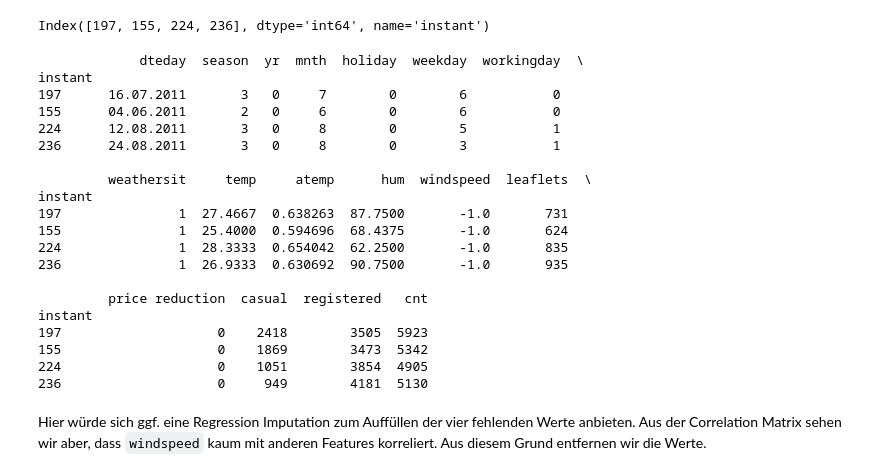
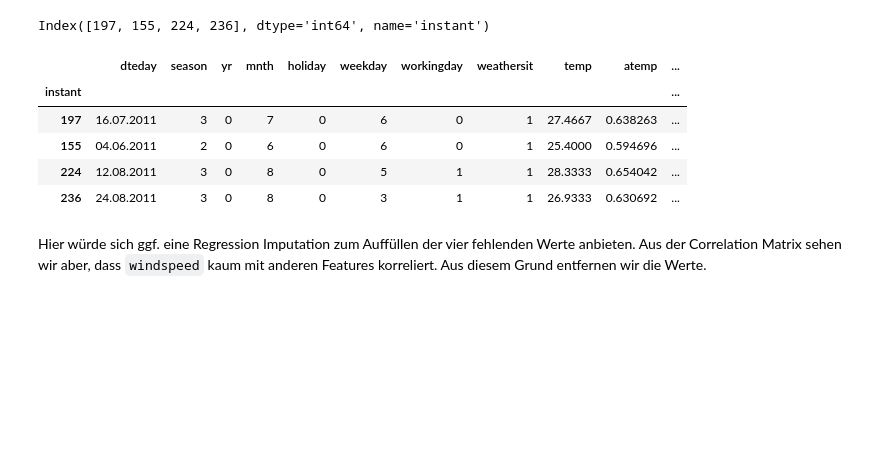
Before and after one commit to DavidRmn/introduction-data-science, a Jupyter notebook: project/task_2.ipynb, the cells around one changed output. Saved outputs shown, nothing was run; the diff lists cells and outputs as text; code cells hidden in the pictures; blank space fills up the shorter version.

```diff
--- a/project/task_2.ipynb
+++ b/project/task_2.ipynb
@@ -204,28 +204,14 @@ Index([197, 155, 224, 236], dtype='int64', name='instant')
 # %%
 negative_rows = data.loc[data['windspeed'] < 0]
 
-print(negative_rows)
+negative_rows
 # %% [output]
-             dteday  season  yr  mnth  holiday  weekday  workingday  \
-instant
-197      16.07.2011       3   0     7        0        6           0
-155      04.06.2011       2   0     6        0        6           0
-224      12.08.2011       3   0     8        0        5           1
-236      24.08.2011       3   0     8        0        3           1
-
-         weathersit     temp     atemp      hum  windspeed  leaflets  \
-instant
-197               1  27.4667  0.638263  87.7500       -1.0       731
-155               1  25.4000  0.594696  68.4375       -1.0       624
-224               1  28.3333  0.654042  62.2500       -1.0       835
-236               1  26.9333  0.630692  90.7500       -1.0       935
-
-         price reduction  casual  registered   cnt
-instant
-197                    0    2418        3505  5923
-155                    0    1869        3473  5342
-224                    0    1051        3854  4905
-236                    0     949        4181  5130
+|  | dteday | season | yr | mnth | holiday | weekday | workingday | weathersit | temp | atemp | ... |
+| instant |  |  |  |  |  |  |  |  |  |  | ... |
+| 197 | 16.07.2011 | 3 | 0 | 7 | 0 | 6 | 0 | 1 | 27.4667 | 0.638263 | ... |
+| 155 | 04.06.2011 | 2 | 0 | 6 | 0 | 6 | 0 | 1 | 25.4000 | 0.594696 | ... |
+| 224 | 12.08.2011 | 3 | 0 | 8 | 0 | 5 | 1 | 1 | 28.3333 | 0.654042 | ... |
+| 236 | 24.08.2011 | 3 | 0 | 8 | 0 | 3 | 1 | 1 | 26.9333 | 0.630692 | ... |
 # %% [markdown]
 Hier würde sich ggf. eine Regression Imputation zum Auffüllen der vier fehlenden Werte anbieten. Aus der Correlation Matrix sehen wir aber, dass `windspeed` kaum mit anderen Features korreliert. Aus diesem Grund entfernen wir die Werte.
 # %% [markdown]
```
Also changed, not shown: parts of 5 cells of this notebook, 1 other file.
